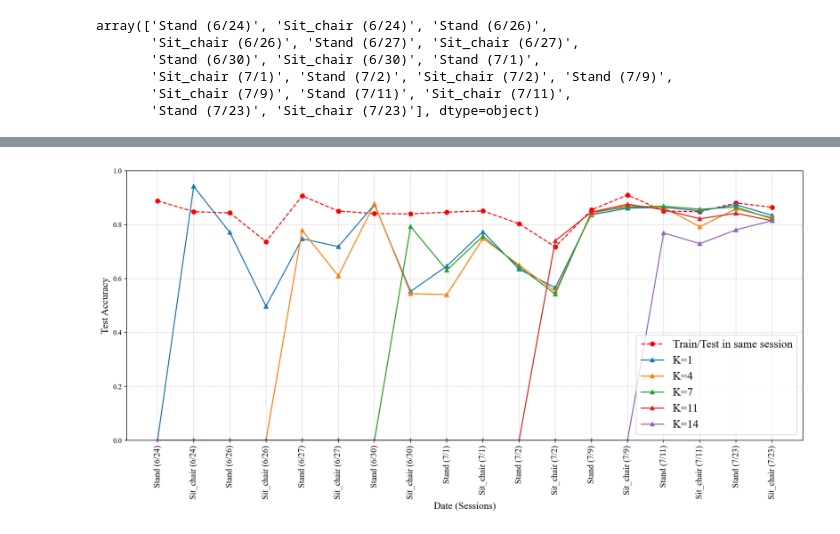
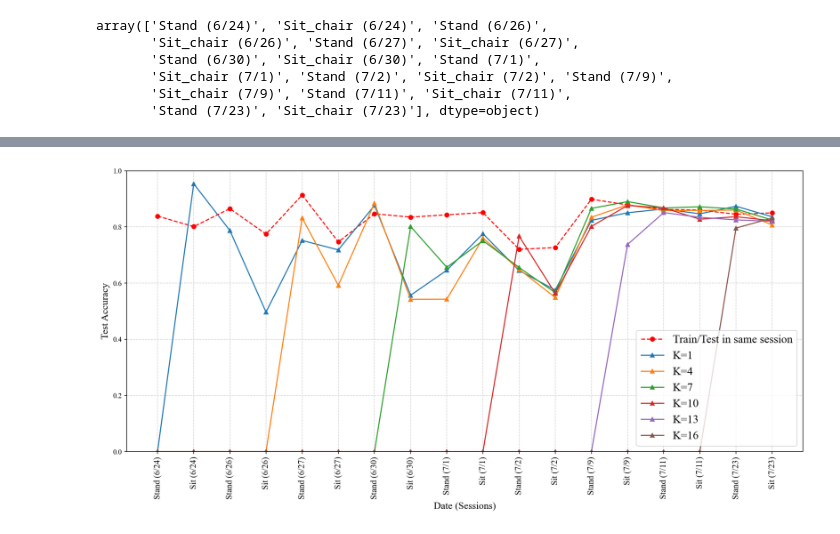
Before and after one commit to Hunminlee/Neural_Computing_Interface_MindForce, a Jupyter notebook: V6 Paper/Offline gesture - Subsection 1/Subject 3 (X).ipynb, the cells around one changed output, grey strips where cells are left out. Drawn from its saved outputs; the diff is of its cells as text; code cells hidden in the pictures.

Commit message:
new subject - daily3

```diff
--- a/V6 Paper/Offline gesture - Subsection 1/Subject 3 (X).ipynb
+++ b/V6 Paper/Offline gesture - Subsection 1/Subject 3 (X).ipynb
@@ -8,13 +8,14 @@ import Target
 import numpy as np
 import pandas as pd
 # %%
-baseline_K_val = [1, 4, 7, 11, 14]
+baseline_K_val = [1, 4, 7, 10, 13, 16, 19]
+SUBJECT = "Xianyu"
 
 if __name__ == "__main__":
     for K in baseline_K_val:
-        trainer = baseline.ModelTrainer(config, subject="Xianyu")
+        trainer = baseline.ModelTrainer(config, subject=f"{SUBJECT}")
         trainer.run_all_sessions_training_K_data(K)
-        df = trainer.save_results(f'../../Results/Results_Xianyu/Baseline_results_train_with_{K}data_X.csv')
+        df = trainer.save_results(f'../../Results/Results_{SUBJECT}/Baseline_results_train_with_{K}data_X.csv')
 
 # 저장해놨어서 데이터 업데이트 전에 한번 돌리면 굳이 안돌려도 됨'''
 # %% [output]
@@ -38,12 +39,10 @@ Results saved to ../../Results/Results_Xianyu/Baseline_results_train_with_14data
 # %%
 b_path = 'C:/Users/hml76/PycharmProjects/MindForce/'
-baseline_K = ['1', '4', '7', '11', '14']
+baseline_K = ['1', '4', '7', '10', '13', '16', '19']
 baselines = []
 
 for idx, K in enumerate(baseline_K):
-    baselines.append(b_path + f'/github/Results/Results_Xianyu/Baseline_results_train_with_{K}data_X.csv')
-
-SUBJECT = "Xianyu"
+    baselines.append(b_path + f'/github/Results/Results_{SUBJECT}/Baseline_results_train_with_{K}data_X.csv')
 # %%
 prog_trainer = Target.ProgressiveTrainer(config, subject=SUBJECT)
 Init_acc_all, Prev_acc_all, Trained_acc_all = prog_trainer.run(plot_learning_curve=False)
@@ -120,29 +129,29 @@ array(['Stand (6/24)', 'Sit_chair (6/24)', 'Stand (6/26)',
 # %%
 import matplotlib.pyplot as plt
 
-Trained_acc_all_stored = [0.8886823058128357, 0.8479753732681274, 0.8436312079429626, 0.7368913888931274, 0.9067816138267517, 0.8506602644920349, 0.8410304188728333, 0.8398584723472595, 0.8463499546051025, 0.8508223295211792, 0.803471028804779, 0.7175925970077515, 0.8545581102371216, 0.9101879596710205,
- 0.8504521250724792, 0.8478209972381592, 0.8806489109992981, 0.8644382357597351]
+Trained_acc_all_stored = [0.8384847640991211, 0.8010892868041992, 0.8650190234184265, 0.7745786309242249, 0.9135399460792542, 0.7464585900306702, 0.8468322157859802, 0.8349056839942932, 0.8431054353713989, 0.8510539531707764, 0.7203617691993713, 0.7263888716697693, 0.8986313939094543, 0.8783940672874451,
+ 0.8622768521308899, 0.8599393963813782, 0.8451911807060242, 0.8498142957687378, 0.8651216626167297, 0.8395375609397888, 0.8694038391113281, 0.8671929240226746]
 
-X_labels = ['Stand (6/24)', 'Sit_chair (6/24)', 'Stand (6/26)', 'Sit_chair (6/26)', 'Stand (6/27)', 'Sit_chair (6/27)',
-       'Stand (6/30)', 'Sit_chair (6/30)', 'Stand (7/1)', 'Sit_chair (7/1)', 'Stand (7/2)', 'Sit_chair (7/2)', 'Stand (7/9)',
-       'Sit_chair (7/9)', 'Stand (7/11)', 'Sit_chair (7/11)', 'Stand (7/23)', 'Sit_chair (7/23)']
+X_labels = ['Stand (6/24)', 'Sit (6/24)', 'Stand (6/26)', 'Sit (6/26)', 'Stand (6/27)', 'Sit (6/27)',
+       'Stand (6/30)', 'Sit (6/30)', 'Stand (7/1)', 'Sit (7/1)', 'Stand (7/2)', 'Sit (7/2)', 'Stand (7/9)',
+       'Sit (7/9)', 'Stand (7/11)', 'Sit (7/11)', 'Stand (7/23)', 'Sit (7/23)', 'Stand (8/12)', 'Sit (8/12)', 'Stand (8/13)', 'Sit (8/13)']
 
 plt.rcParams['font.family'] = 'Times New Roman'
 
 plt.figure(figsize=(14, 7), dpi=150)
 #plt.title('Training from scratch every time', fontsize=15)
-plt.plot(Trained_acc_all_stored, c='red', label='Train/Test in same session', marker='o', linestyle='--')
-for idx, base in enumerate(baselines):
+plt.plot(Trained_acc_all_stored[:-4], c='red', label='Train/Test in same session', marker='o', linestyle='--')
+for idx, base in enumerate(baselines[:-1]):
     baseline_result = pd.read_csv(base)
-    plt.plot(X_labels, baseline_result['Accuracy'] / 100, marker='^', label=f'K={baseline_K[idx]}', linestyle='-')
+    plt.plot(X_labels[:-4], baseline_result['Accuracy'][:-4] / 100, marker='^', label=f'K={baseline_K[idx]}', linestyle='-')
 
 plt.ylim([0, 1])
 plt.xlabel('Date (Sessions)', fontsize=14)
 plt.ylabel('Test Accuracy', fontsize=14)
 plt.xticks(rotation=90, fontsize=12)
 plt.legend(fontsize=16, ncol=1)
 plt.grid(True, linestyle='--', color='lightgrey')
 plt.tight_layout()
 plt.show()
 # %% [output]
-[figure, old version]
+[figure, new version]
```
Also changed, not shown: parts of 6 cells of this notebook, 10 other files.
